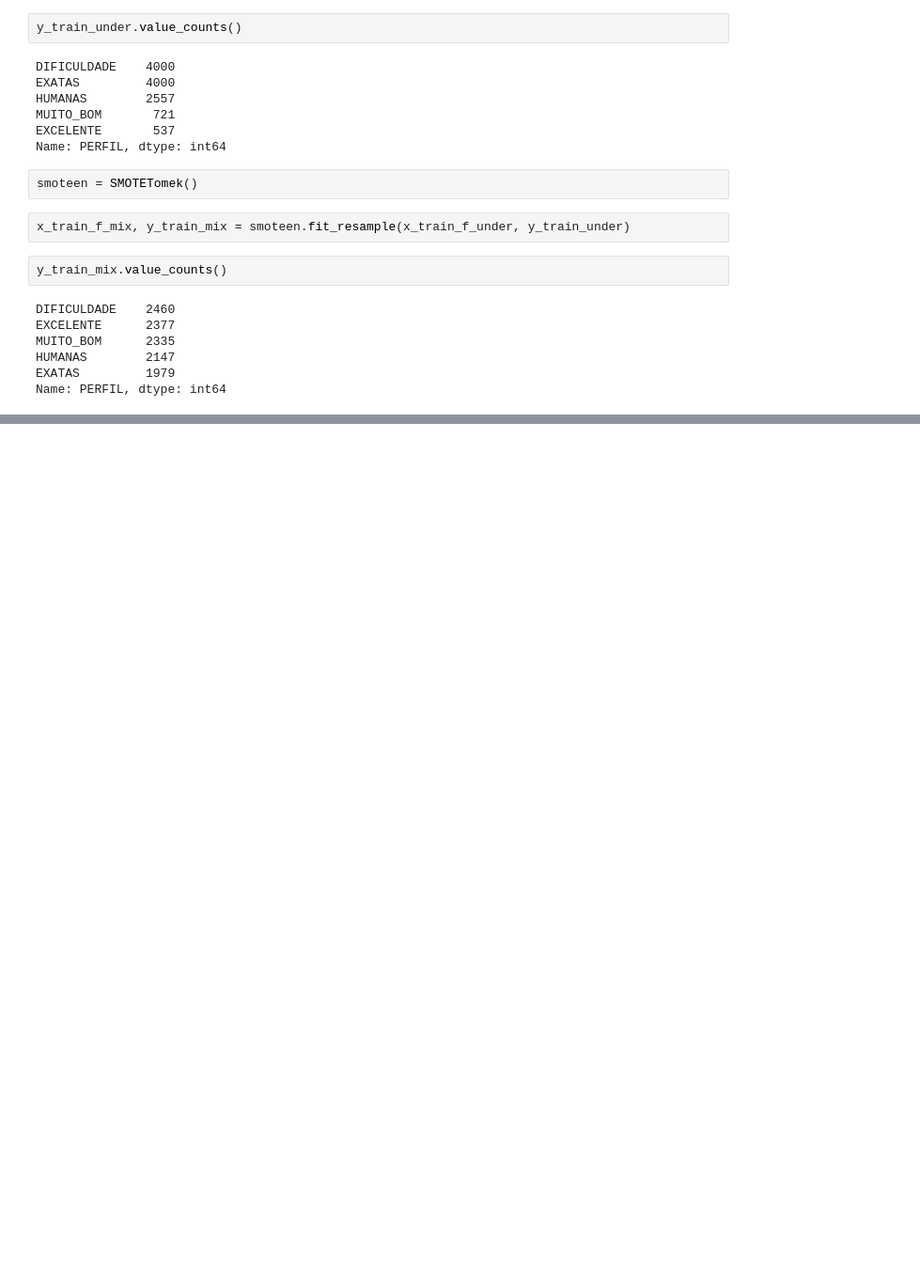
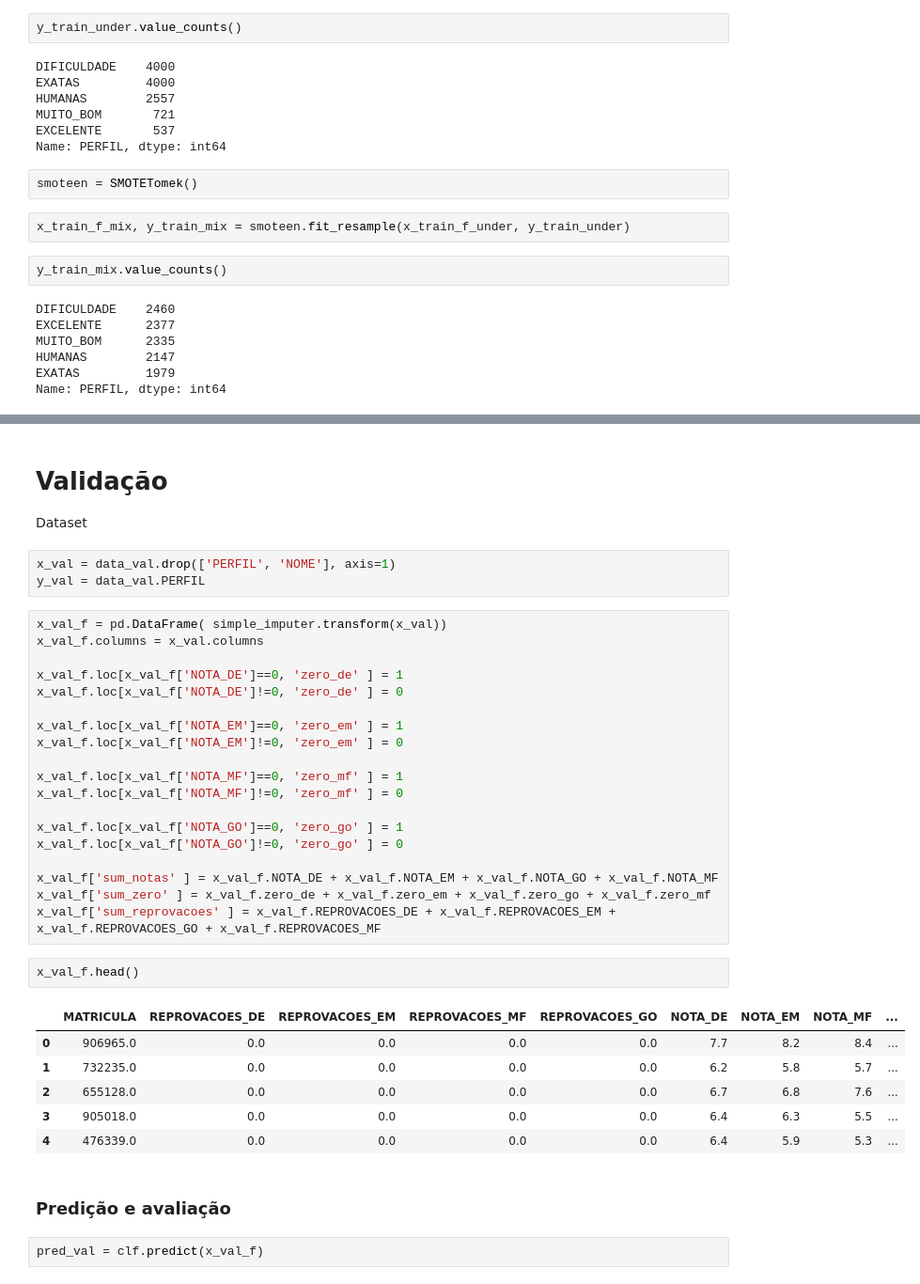
Before and after one commit to igorlpa/desafio-2-2020, a Jupyter notebook: Assets/Notebooks/Igor - parte1.ipynb, the cells around one changed output, grey strips where cells are left out. Shown: that part at 94% size. Drawn from its saved outputs; the diff is of its cells as text; blank space fills up the shorter version.

```diff
--- a/Assets/Notebooks/Igor - parte1.ipynb
+++ b/Assets/Notebooks/Igor - parte1.ipynb
@@ -578,0 +445,39 @@ O notebook para a segunda etapa já se encontra neste projeto, basta acessar a a
+# %% [markdown]
+# Validação
+
+Dataset
+# %%
+x_val = data_val.drop(['PERFIL', 'NOME'], axis=1)
+y_val = data_val.PERFIL
+# %%
+x_val_f = pd.DataFrame( simple_imputer.transform(x_val))
+x_val_f.columns = x_val.columns
+
+x_val_f.loc[x_val_f['NOTA_DE']==0, 'zero_de' ] = 1
+x_val_f.loc[x_val_f['NOTA_DE']!=0, 'zero_de' ] = 0
+
+x_val_f.loc[x_val_f['NOTA_EM']==0, 'zero_em' ] = 1
+x_val_f.loc[x_val_f['NOTA_EM']!=0, 'zero_em' ] = 0
+
+x_val_f.loc[x_val_f['NOTA_MF']==0, 'zero_mf' ] = 1
+x_val_f.loc[x_val_f['NOTA_MF']!=0, 'zero_mf' ] = 0
+
+x_val_f.loc[x_val_f['NOTA_GO']==0, 'zero_go' ] = 1
+x_val_f.loc[x_val_f['NOTA_GO']!=0, 'zero_go' ] = 0
+
+x_val_f['sum_notas' ] = x_val_f.NOTA_DE + x_val_f.NOTA_EM + x_val_f.NOTA_GO + x_val_f.NOTA_MF
+x_val_f['sum_zero' ] = x_val_f.zero_de + x_val_f.zero_em + x_val_f.zero_go + x_val_f.zero_mf
+x_val_f['sum_reprovacoes' ] = x_val_f.REPROVACOES_DE + x_val_f.REPROVACOES_EM + x_val_f.REPROVACOES_GO + x_val_f.REPROVACOES_MF
+# %%
+x_val_f.head()
+# %% [output]
+|  | MATRICULA | REPROVACOES_DE | REPROVACOES_EM | REPROVACOES_MF | REPROVACOES_GO | NOTA_DE | NOTA_EM | NOTA_MF | ... |
+| 0 | 906965.0 | 0.0 | 0.0 | 0.0 | 0.0 | 7.7 | 8.2 | 8.4 | ... |
+| 1 | 732235.0 | 0.0 | 0.0 | 0.0 | 0.0 | 6.2 | 5.8 | 5.7 | ... |
+| 2 | 655128.0 | 0.0 | 0.0 | 0.0 | 0.0 | 6.7 | 6.8 | 7.6 | ... |
+| 3 | 905018.0 | 0.0 | 0.0 | 0.0 | 0.0 | 6.4 | 6.3 | 5.5 | ... |
+| 4 | 476339.0 | 0.0 | 0.0 | 0.0 | 0.0 | 6.4 | 5.9 | 5.3 | ... |
+# %% [markdown]
+### Predição e avaliação
+# %%
+pred_val = clf.predict(x_val_f)
```
Also changed, not shown: parts of 54 cells of this notebook, 1 other file.
